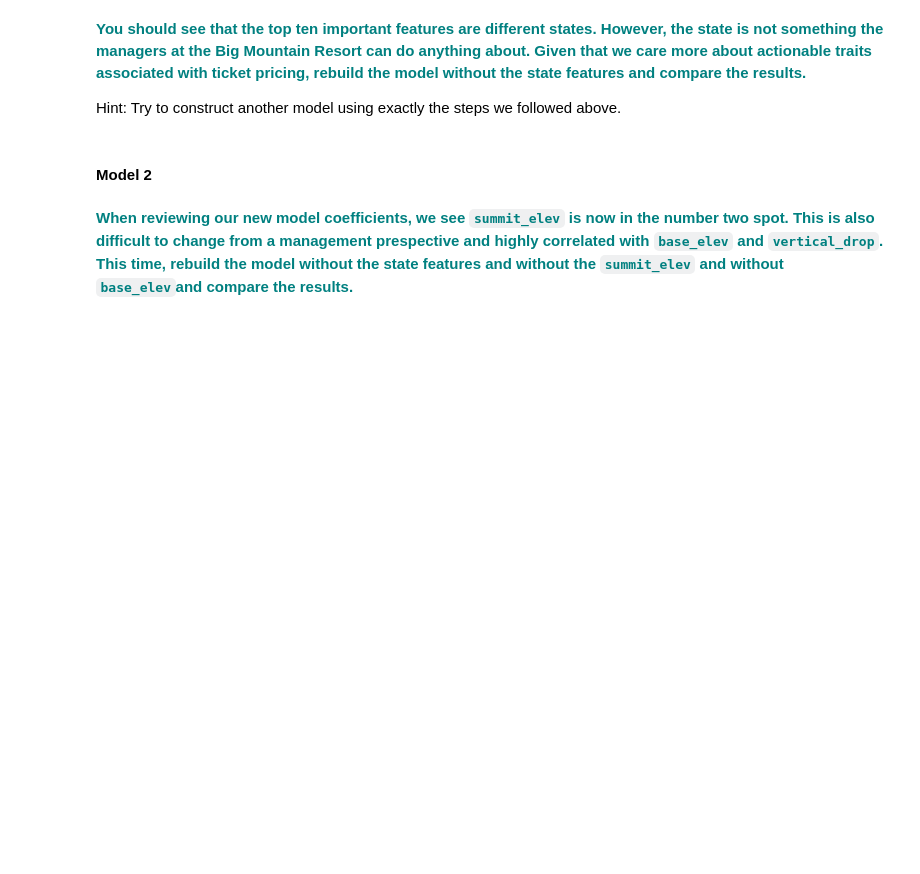
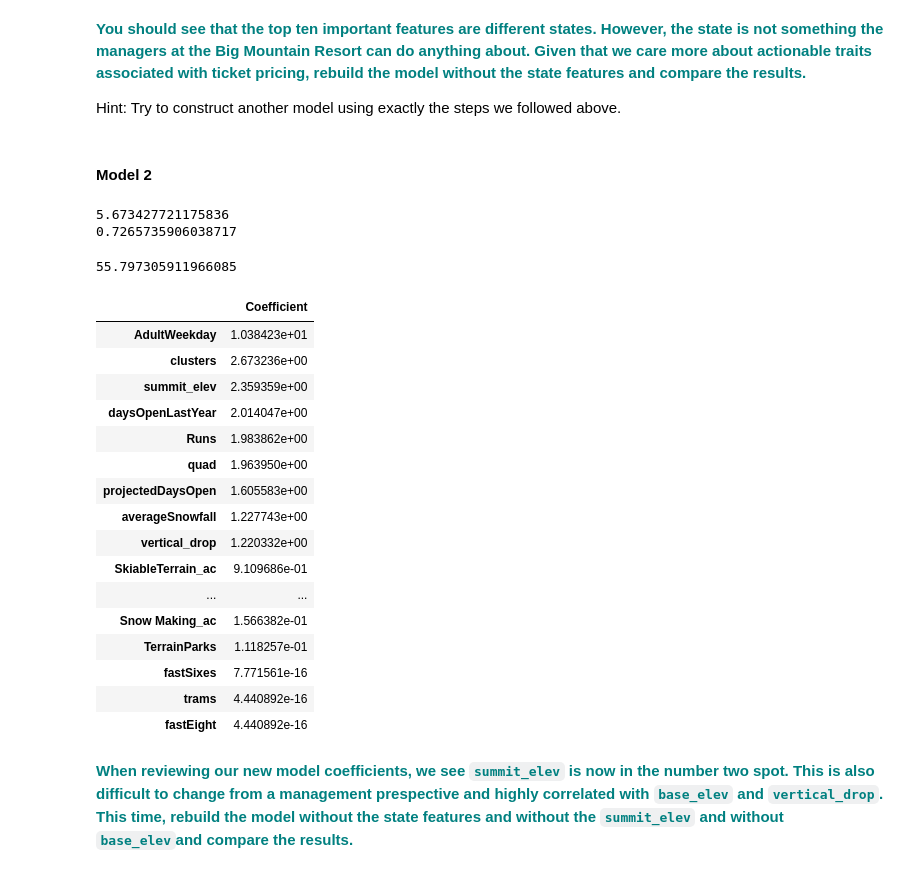
Before and after one commit to sidsekhar/springboard, a Jupyter notebook: notebooks/GuidedCapstoneStep4 and step5HL.ipynb, the cells around one changed output. Cells and saved outputs as stored; diff of their text form; code cells hidden in the pictures; blank space fills up the shorter version.

```diff
--- a/notebooks/GuidedCapstoneStep4 and step5HL.ipynb
+++ b/notebooks/GuidedCapstoneStep4 and step5HL.ipynb
@@ -168,0 +214,7 @@ Hint: Try to construct another model using exactly the steps we followed above.
+# %%
+X_scaled = preprocessing.StandardScaler().fit_transform(df_stateless)
+# %%
+X_train,X_test,Y_train,Y_test = train_test_split(X_scaled,y,test_size=0.25,random_state=1)
+# %%
+lm2 = linear_model.LinearRegression()
+model2 = lm2.fit(X_train,Y_train)
@@ -168,0 +223,33 @@ Hint: Try to construct another model using exactly the steps we followed above.
+# %%
+print(mean_absolute_error(Y_test,y_pred))
+
+print(explained_variance_score(Y_test,y_pred))
+# %% [output]
+5.673427721175836
+0.7265735906038717
+# %%
+print(lm2.intercept_)
+# %% [output]
+55.797305911966085
+# %%
+important_features_2 = pd.DataFrame(abs(lm2.coef_), df_stateless.columns, columns=['Coefficient'])
+# %%
+important_features_2.sort_values(by='Coefficient',ascending=False)
+# %% [output]
+|  | Coefficient |
+| AdultWeekday | 1.038423e+01 |
+| clusters | 2.673236e+00 |
+| summit_elev | 2.359359e+00 |
+| daysOpenLastYear | 2.014047e+00 |
+| Runs | 1.983862e+00 |
+| quad | 1.963950e+00 |
+| projectedDaysOpen | 1.605583e+00 |
+| averageSnowfall | 1.227743e+00 |
+| vertical_drop | 1.220332e+00 |
+| SkiableTerrain_ac | 9.109686e-01 |
+| ... | ... |
+| Snow Making_ac | 1.566382e-01 |
+| TerrainParks | 1.118257e-01 |
+| fastSixes | 7.771561e-16 |
+| trams | 4.440892e-16 |
+| fastEight | 4.440892e-16 |
```
Also changed, not shown: parts of 16 cells of this notebook, 2 other files.
